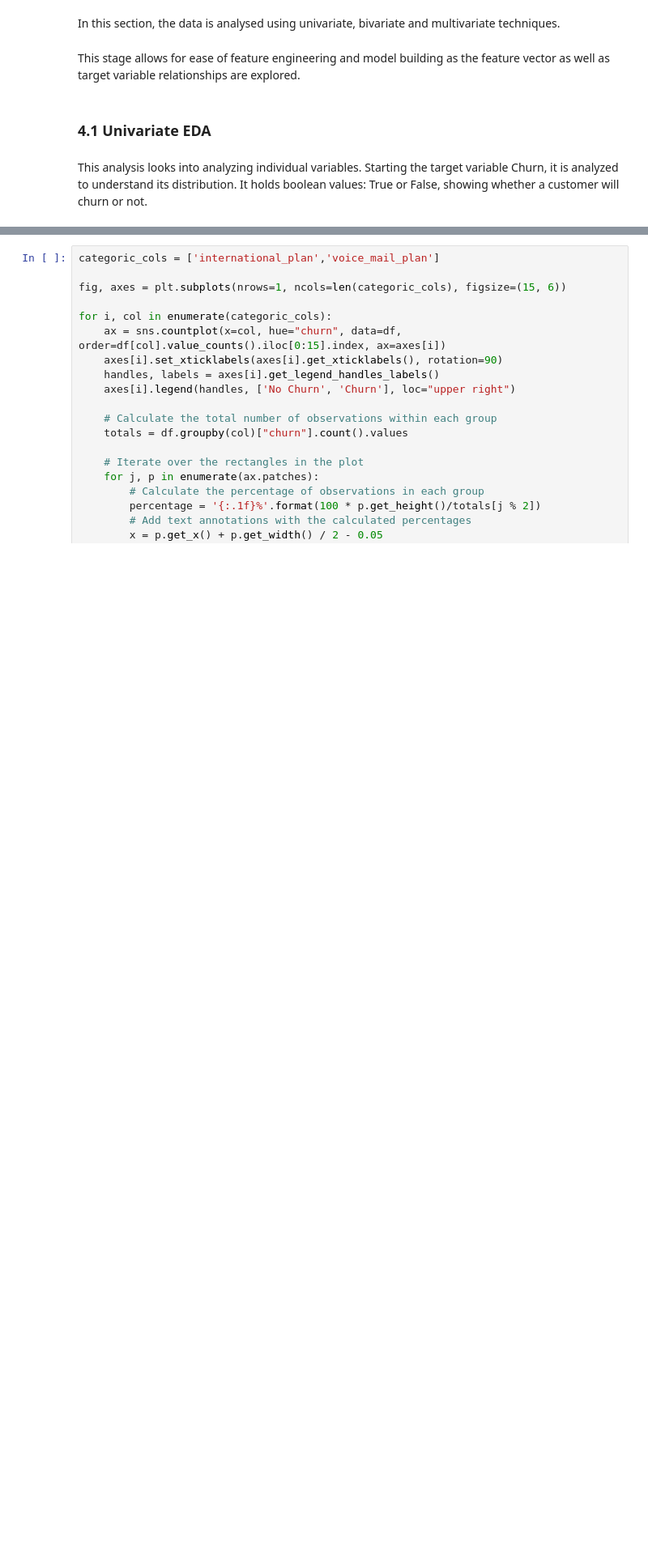
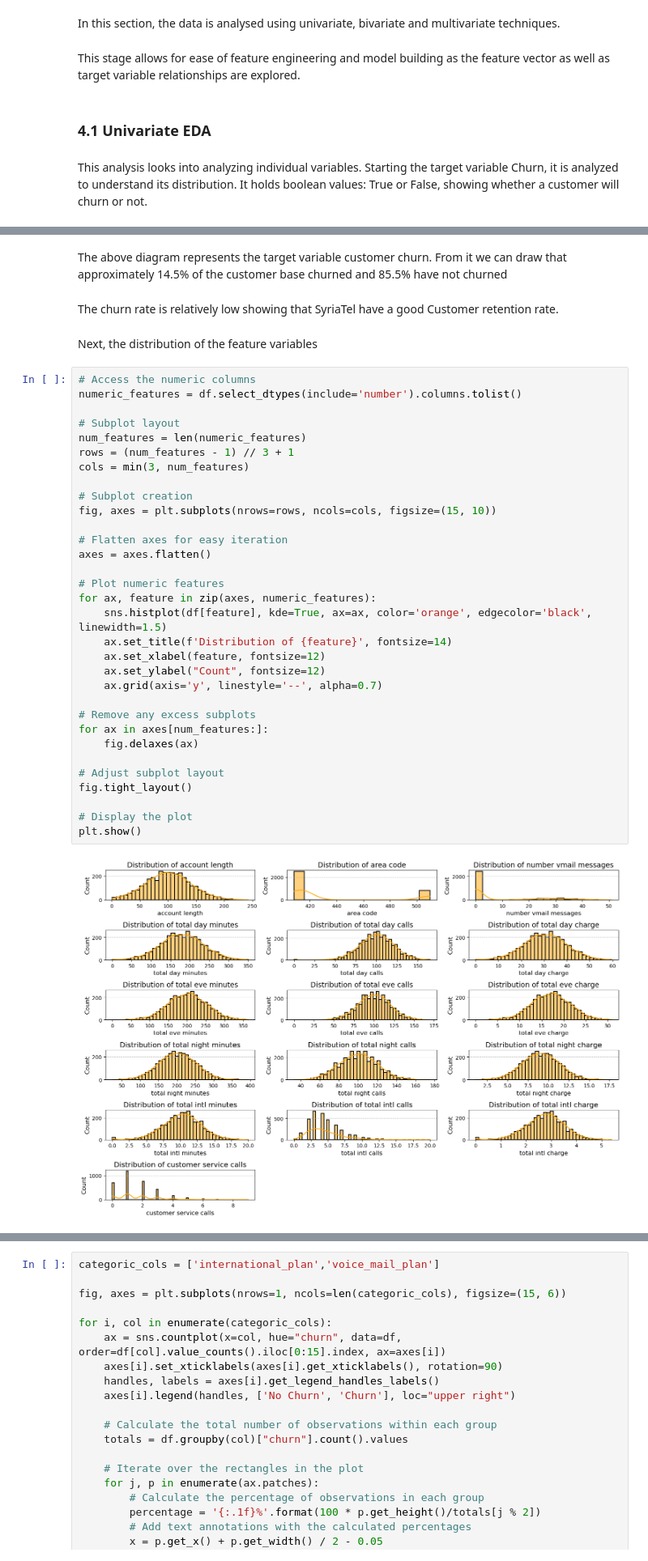
Before and after one commit to Nzuuko/Phase-3-Project, a Jupyter notebook: notebook.ipynb, the cells around one changed output, grey strips where cells are left out. Shown at 81% size. Saved outputs shown, nothing was run; the diff lists cells and outputs as text; blank space fills up the shorter version.

```diff
--- a/notebook.ipynb
+++ b/notebook.ipynb
@@ -284,0 +233,40 @@ plt.show()
+# %% [markdown]
+The above diagram represents the target variable customer churn. From it we can draw that approximately 14.5% of the customer base churned and 85.5% have not churned
+# %% [markdown]
+The churn rate is relatively low showing that SyriaTel have a good Customer retention rate.
+# %% [markdown]
+Next, the distribution of the feature variables
+# %%
+# Access the numeric columns
+numeric_features = df.select_dtypes(include='number').columns.tolist()
+
+# Subplot layout
+num_features = len(numeric_features)
+rows = (num_features - 1) // 3 + 1
+cols = min(3, num_features)
+
+# Subplot creation
+fig, axes = plt.subplots(nrows=rows, ncols=cols, figsize=(15, 10))
+
+# Flatten axes for easy iteration
+axes = axes.flatten()
+
+# Plot numeric features
+for ax, feature in zip(axes, numeric_features):
+    sns.histplot(df[feature], kde=True, ax=ax, color='orange', edgecolor='black', linewidth=1.5)
+    ax.set_title(f'Distribution of {feature}', fontsize=14)
+    ax.set_xlabel(feature, fontsize=12)
+    ax.set_ylabel("Count", fontsize=12)
+    ax.grid(axis='y', linestyle='--', alpha=0.7)
+
+# Remove any excess subplots
+for ax in axes[num_features:]:
+    fig.delaxes(ax)
+
+# Adjust subplot layout
+fig.tight_layout()
+
+# Display the plot
+plt.show()
+# %% [output]
+[figure, added]
```
Also changed, not shown: parts of 26 cells of this notebook.
